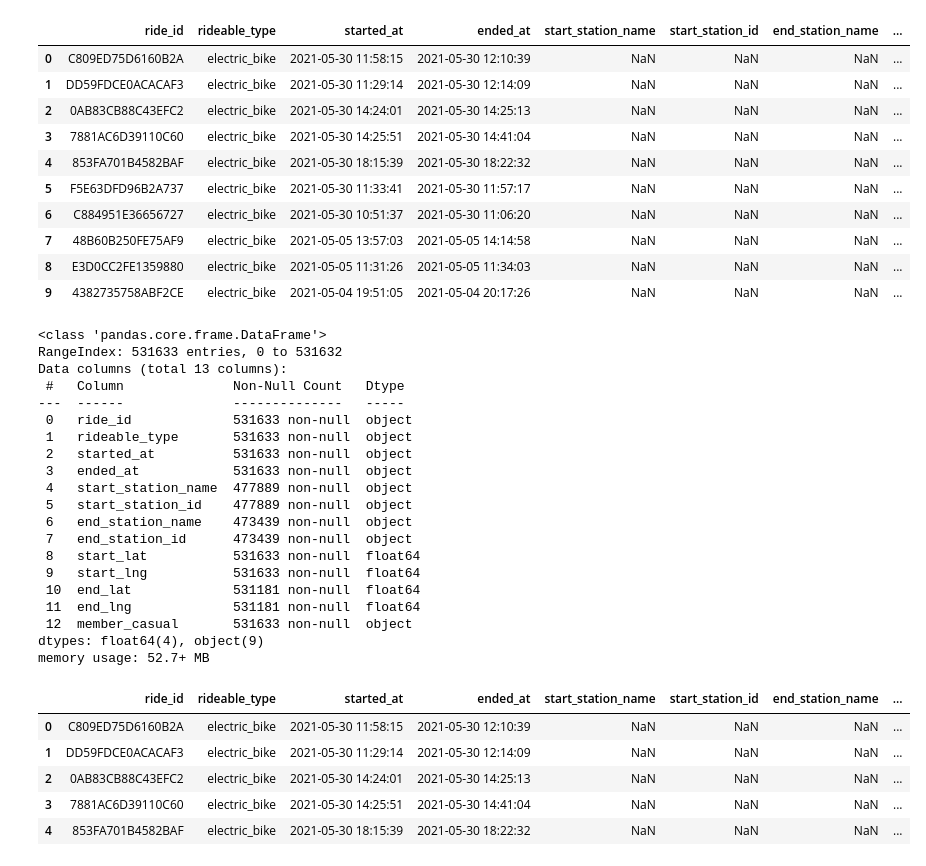
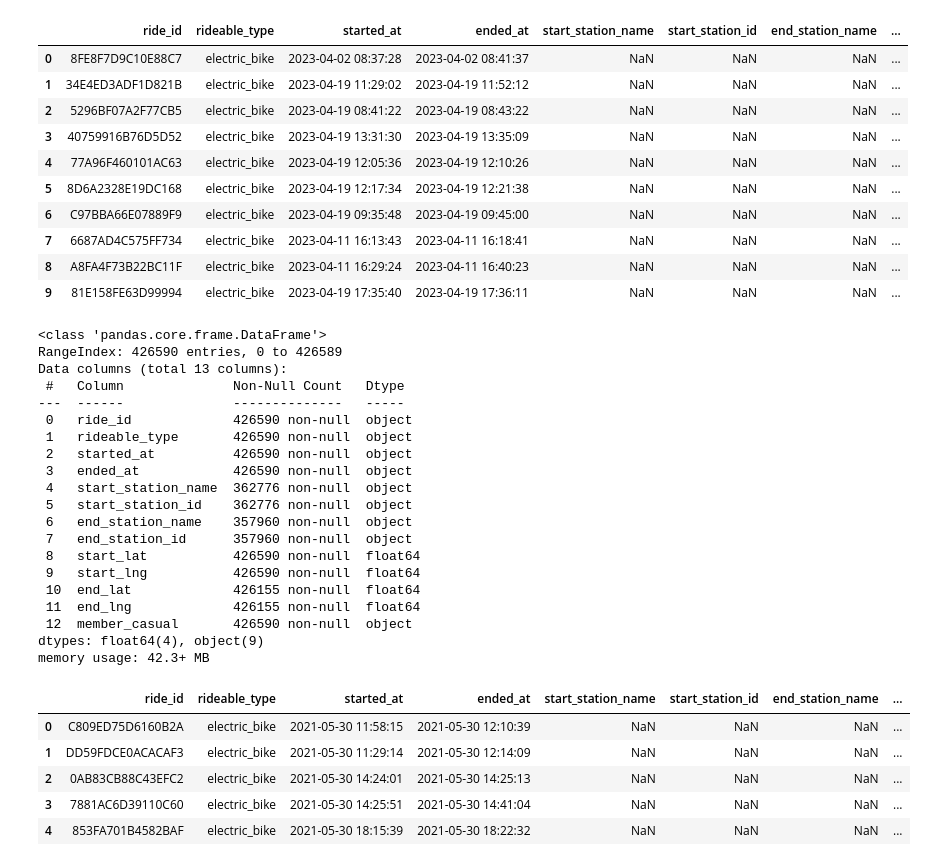
Before and after one commit to andyguo0228/bike_share_python, a Jupyter notebook: scratchbook.ipynb, the cells around one changed output. Saved outputs shown, nothing was run; the diff lists cells and outputs as text; code cells hidden in the pictures.

```diff
--- a/scratchbook.ipynb
+++ b/scratchbook.ipynb
@@ -4,41 +4,41 @@ import pandas as pd
 from matplotlib import pyplot as plt
 import seaborn as sns
 # %%
-df = pd.read_csv('bikedata.csv')
+df = pd.read_csv('tripdata.csv')
 df.head(10)
 # %% [output]
 |  | ride_id | rideable_type | started_at | ended_at | start_station_name | start_station_id | end_station_name | ... |
-| 0 | C809ED75D6160B2A | electric_bike | 2021-05-30 11:58:15 | 2021-05-30 12:10:39 | NaN | NaN | NaN | ... |
-| 1 | DD59FDCE0ACACAF3 | electric_bike | 2021-05-30 11:29:14 | 2021-05-30 12:14:09 | NaN | NaN | NaN | ... |
-| 2 | 0AB83CB88C43EFC2 | electric_bike | 2021-05-30 14:24:01 | 2021-05-30 14:25:13 | NaN | NaN | NaN | ... |
-| 3 | 7881AC6D39110C60 | electric_bike | 2021-05-30 14:25:51 | 2021-05-30 14:41:04 | NaN | NaN | NaN | ... |
-| 4 | 853FA701B4582BAF | electric_bike | 2021-05-30 18:15:39 | 2021-05-30 18:22:32 | NaN | NaN | NaN | ... |
-| 5 | F5E63DFD96B2A737 | electric_bike | 2021-05-30 11:33:41 | 2021-05-30 11:57:17 | NaN | NaN | NaN | ... |
-| 6 | C884951E36656727 | electric_bike | 2021-05-30 10:51:37 | 2021-05-30 11:06:20 | NaN | NaN | NaN | ... |
-| 7 | 48B60B250FE75AF9 | electric_bike | 2021-05-05 13:57:03 | 2021-05-05 14:14:58 | NaN | NaN | NaN | ... |
-| 8 | E3D0CC2FE1359880 | electric_bike | 2021-05-05 11:31:26 | 2021-05-05 11:34:03 | NaN | NaN | NaN | ... |
-| 9 | 4382735758ABF2CE | electric_bike | 2021-05-04 19:51:05 | 2021-05-04 20:17:26 | NaN | NaN | NaN | ... |
+| 0 | 8FE8F7D9C10E88C7 | electric_bike | 2023-04-02 08:37:28 | 2023-04-02 08:41:37 | NaN | NaN | NaN | ... |
+| 1 | 34E4ED3ADF1D821B | electric_bike | 2023-04-19 11:29:02 | 2023-04-19 11:52:12 | NaN | NaN | NaN | ... |
+| 2 | 5296BF07A2F77CB5 | electric_bike | 2023-04-19 08:41:22 | 2023-04-19 08:43:22 | NaN | NaN | NaN | ... |
+| 3 | 40759916B76D5D52 | electric_bike | 2023-04-19 13:31:30 | 2023-04-19 13:35:09 | NaN | NaN | NaN | ... |
+| 4 | 77A96F460101AC63 | electric_bike | 2023-04-19 12:05:36 | 2023-04-19 12:10:26 | NaN | NaN | NaN | ... |
+| 5 | 8D6A2328E19DC168 | electric_bike | 2023-04-19 12:17:34 | 2023-04-19 12:21:38 | NaN | NaN | NaN | ... |
+| 6 | C97BBA66E07889F9 | electric_bike | 2023-04-19 09:35:48 | 2023-04-19 09:45:00 | NaN | NaN | NaN | ... |
+| 7 | 6687AD4C575FF734 | electric_bike | 2023-04-11 16:13:43 | 2023-04-11 16:18:41 | NaN | NaN | NaN | ... |
+| 8 | A8FA4F73B22BC11F | electric_bike | 2023-04-11 16:29:24 | 2023-04-11 16:40:23 | NaN | NaN | NaN | ... |
+| 9 | 81E158FE63D99994 | electric_bike | 2023-04-19 17:35:40 | 2023-04-19 17:36:11 | NaN | NaN | NaN | ... |
 # %%
 df.info()
 # %% [output]
 <class 'pandas.core.frame.DataFrame'>
-RangeIndex: 531633 entries, 0 to 531632
+RangeIndex: 426590 entries, 0 to 426589
 Data columns (total 13 columns):
  #   Column              Non-Null Count   Dtype
 ---  ------              --------------   -----
- 0   ride_id             531633 non-null  object
- 1   rideable_type       531633 non-null  object
- 2   started_at          531633 non-null  object
- 3   ended_at            531633 non-null  object
- 4   start_station_name  477889 non-null  object
- 5   start_station_id    477889 non-null  object
- 6   end_station_name    473439 non-null  object
- 7   end_station_id      473439 non-null  object
- 8   start_lat           531633 non-null  float64
- 9   start_lng           531633 non-null  float64
- 10  end_lat             531181 non-null  float64
- 11  end_lng             531181 non-null  float64
- 12  member_casual       531633 non-null  object
+ 0   ride_id             426590 non-null  object
+ 1   rideable_type       426590 non-null  object
+ 2   started_at          426590 non-null  object
+ 3   ended_at            426590 non-null  object
+ 4   start_station_name  362776 non-null  object
+ 5   start_station_id    362776 non-null  object
+ 6   end_station_name    357960 non-null  object
+ 7   end_station_id      357960 non-null  object
+ 8   start_lat           426590 non-null  float64
+ 9   start_lng           426590 non-null  float64
+ 10  end_lat             426155 non-null  float64
+ 11  end_lng             426155 non-null  float64
+ 12  member_casual       426590 non-null  object
 dtypes: float64(4), object(9)
-memory usage: 52.7+ MB
+memory usage: 42.3+ MB
 # %%
```
Also changed, not shown: parts of 7 cells of this notebook, 2 other files.
